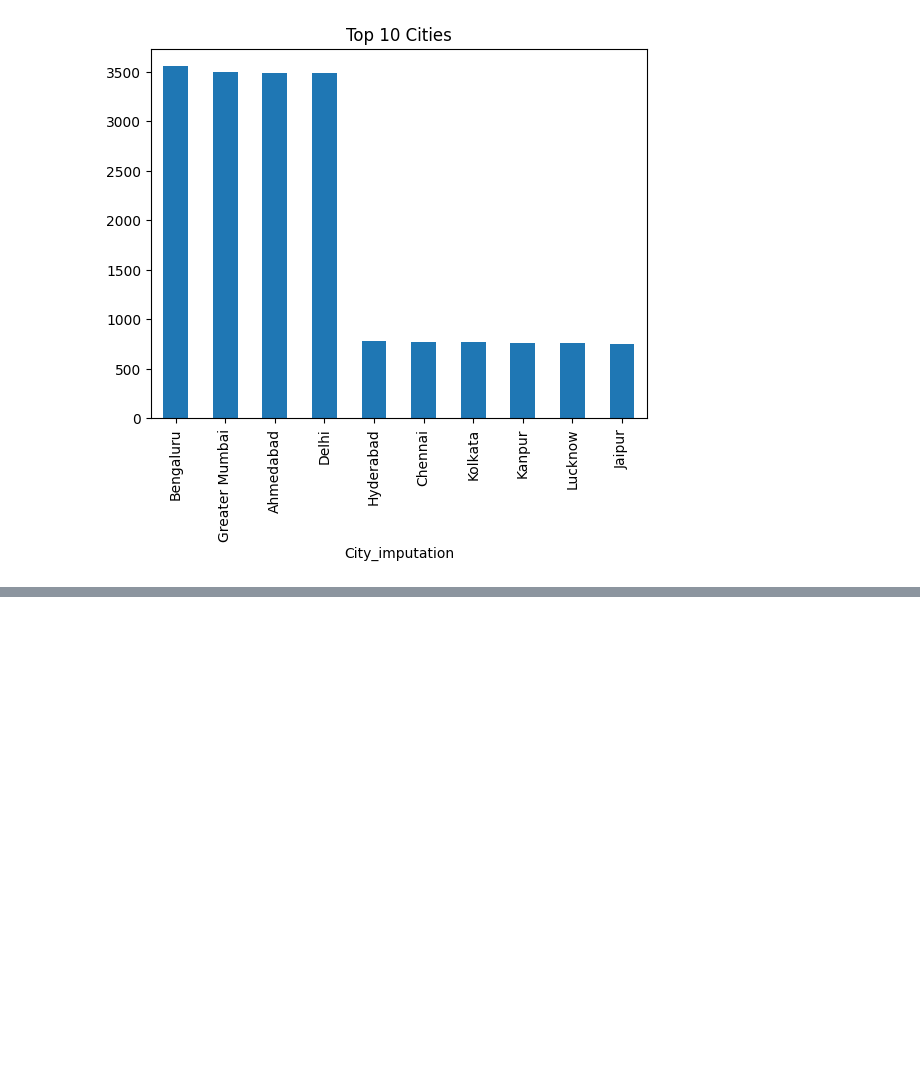
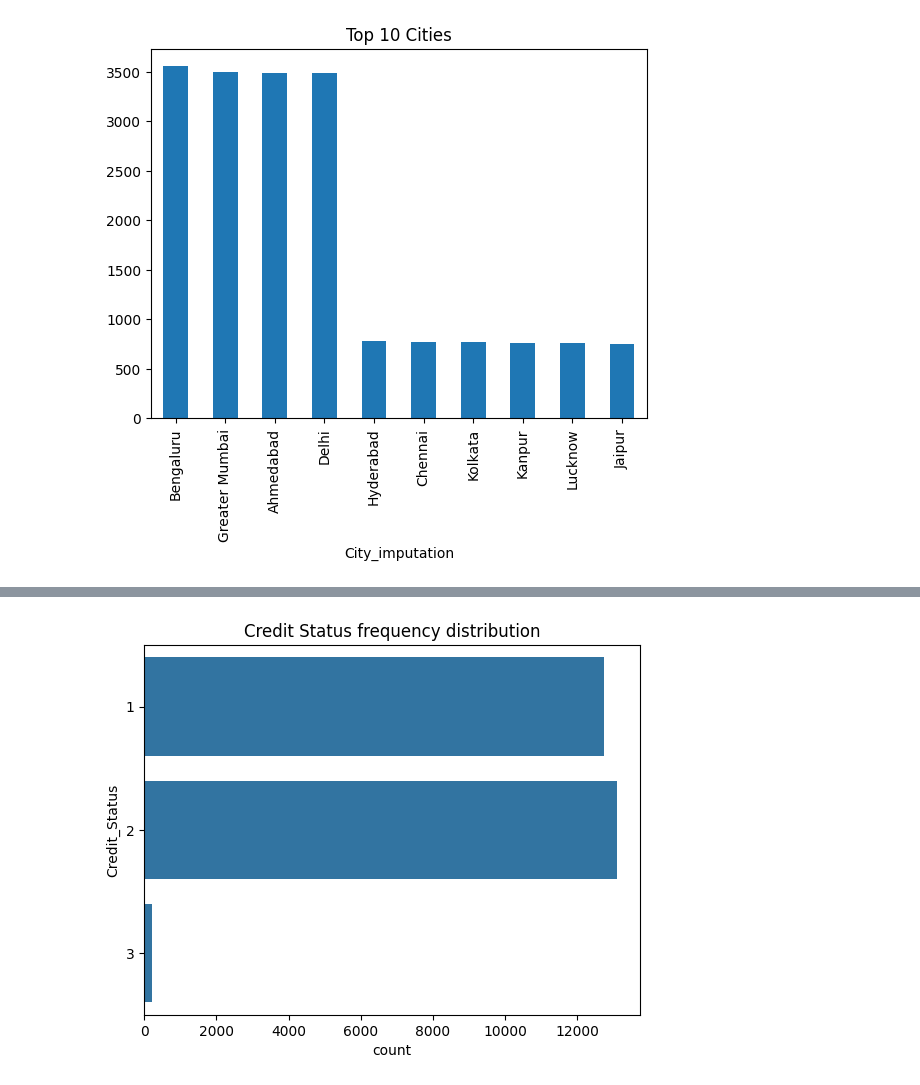
Before and after one commit to ankitg-02/Credit-Card-Transaction-Analysis, a Jupyter notebook: Credit_Card.ipynb, the cells around one changed output, grey strips where cells are left out. Saved outputs shown, nothing was run; the diff lists cells and outputs as text; code cells hidden in the pictures; blank space fills up the shorter version.

```diff
--- a/Credit_Card.ipynb
+++ b/Credit_Card.ipynb
@@ -188,0 +164,3 @@ plt.show()
+# %%
+credit['Credit_Score']=credit['Amount']//100
+#implementing a Credit_Score feature as per their amount transaction (100rs=1 credit score)
@@ -188,0 +184,12 @@ plt.show()
+# %%
+Credit_Status=[]
+for i in credit['Credit_Score']:
+  if i>10 and i<1500:
+    Credit_Status.append('1')
+  elif i>=1500 and i<5000:
+    Credit_Status.append('2')
+  else:
+    Credit_Status.append('3')
+# %%
+credit['Credit_Status']=Credit_Status
+#implement a new feature Credit status so as we can find easily how much people are in the fixed range
@@ -188,0 +225,6 @@ plt.show()
+# %%
+sns.countplot(credit['Credit_Status'])
+plt.title('Credit Status frequency distribution')
+plt.show()
+# %% [output]
+[figure, added]
```
Also changed, not shown: parts of 8 cells of this notebook.
